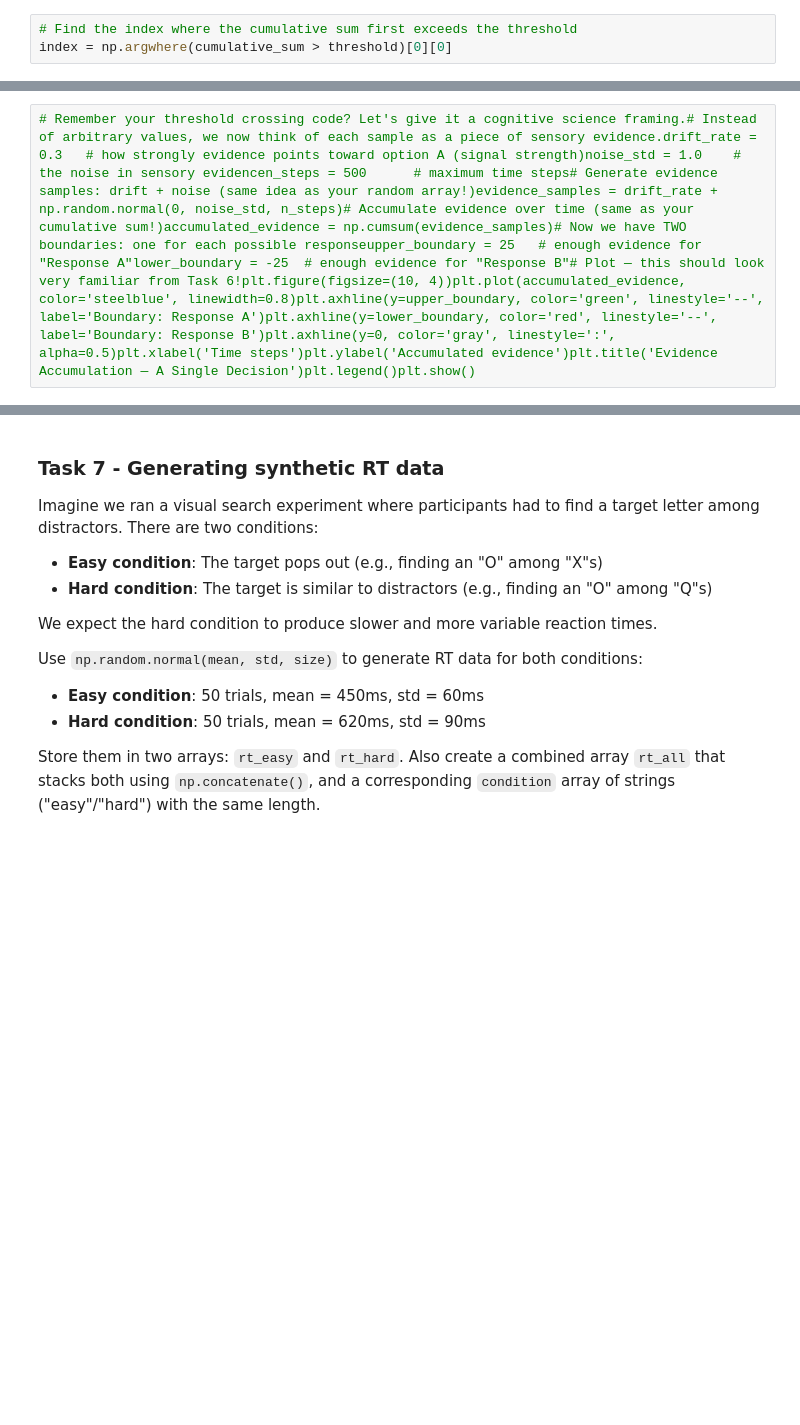
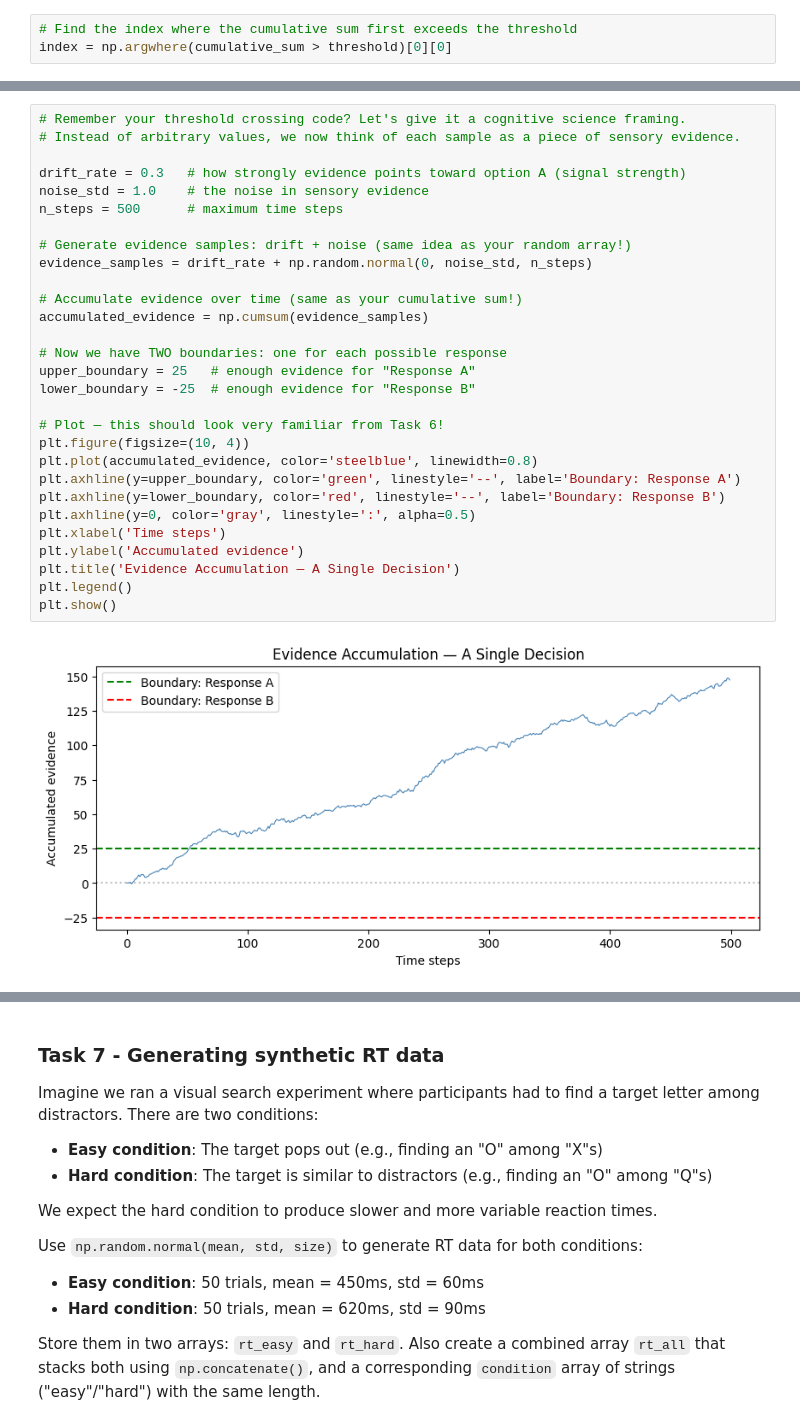
Before and after one commit to whyhardt/CourseBasicProgrammingPython, a Jupyter notebook: tutorials/BaPy_Tutorial_5_solution.ipynb, the cells around one changed output, grey strips where cells are left out. Saved outputs shown, nothing was run; the diff lists cells and outputs as text; blank space fills up the shorter version.

```diff
--- a/tutorials/BaPy_Tutorial_5_solution.ipynb
+++ b/tutorials/BaPy_Tutorial_5_solution.ipynb
@@ -525,3 +650,32 @@ Nice work! What you just did — accumulating noisy values and checking when the
 # %%
-# Remember your threshold crossing code? Let's give it a cognitive science framing.# Instead of arbitrary values, we now think of each sample as a piece of sensory evidence.drift_rate = 0.3   # how strongly evidence points toward option A (signal strength)noise_std = 1.0    # the noise in sensory evidencen_steps = 500      # maximum time steps# Generate evidence samples: drift + noise (same idea as your random array!)evidence_samples = drift_rate + np.random.normal(0, noise_std, n_steps)# Accumulate evidence over time (same as your cumulative sum!)accumulated_evidence = np.cumsum(evidence_samples)# Now we have TWO boundaries: one for each possible responseupper_boundary = 25   # enough evidence for "Response A"lower_boundary = -25  # enough evidence for "Response B"# Plot — this should look very familiar from Task 6!plt.figure(figsize=(10, 4))plt.plot(accumulated_evidence, color='steelblue', linewidth=0.8)plt.axhline(y=upper_boundary, color='green', linestyle='--', label='Boundary: Response A')plt.axhline(y=lower_boundary, color='red', linestyle='--', label='Boundary: Response B')plt.axhline(y=0, color='gray', linestyle=':', alpha=0.5)plt.xlabel('Time steps')plt.ylabel('Accumulated evidence')plt.title('Evidence Accumulation — A Single Decision')plt.legend()plt.show()
+# Remember your threshold crossing code? Let's give it a cognitive science framing.
+# Instead of arbitrary values, we now think of each sample as a piece of sensory evidence.
+
+drift_rate = 0.3   # how strongly evidence points toward option A (signal strength)
+noise_std = 1.0    # the noise in sensory evidence
+n_steps = 500      # maximum time steps
+
+# Generate evidence samples: drift + noise (same idea as your random array!)
+evidence_samples = drift_rate + np.random.normal(0, noise_std, n_steps)
+
+# Accumulate evidence over time (same as your cumulative sum!)
+accumulated_evidence = np.cumsum(evidence_samples)
+
+# Now we have TWO boundaries: one for each possible response
+upper_boundary = 25   # enough evidence for "Response A"
+lower_boundary = -25  # enough evidence for "Response B"
+
+# Plot — this should look very familiar from Task 6!
+plt.figure(figsize=(10, 4))
+plt.plot(accumulated_evidence, color='steelblue', linewidth=0.8)
+plt.axhline(y=upper_boundary, color='green', linestyle='--', label='Boundary: Response A')
+plt.axhline(y=lower_boundary, color='red', linestyle='--', label='Boundary: Response B')
+plt.axhline(y=0, color='gray', linestyle=':', alpha=0.5)
+plt.xlabel('Time steps')
+plt.ylabel('Accumulated evidence')
+plt.title('Evidence Accumulation — A Single Decision')
+plt.legend()
+plt.show()
+# %% [output]
+[figure, added]
 # %% [markdown]
```
Also changed, not shown: parts of 28 cells of this notebook, 3 other files.
